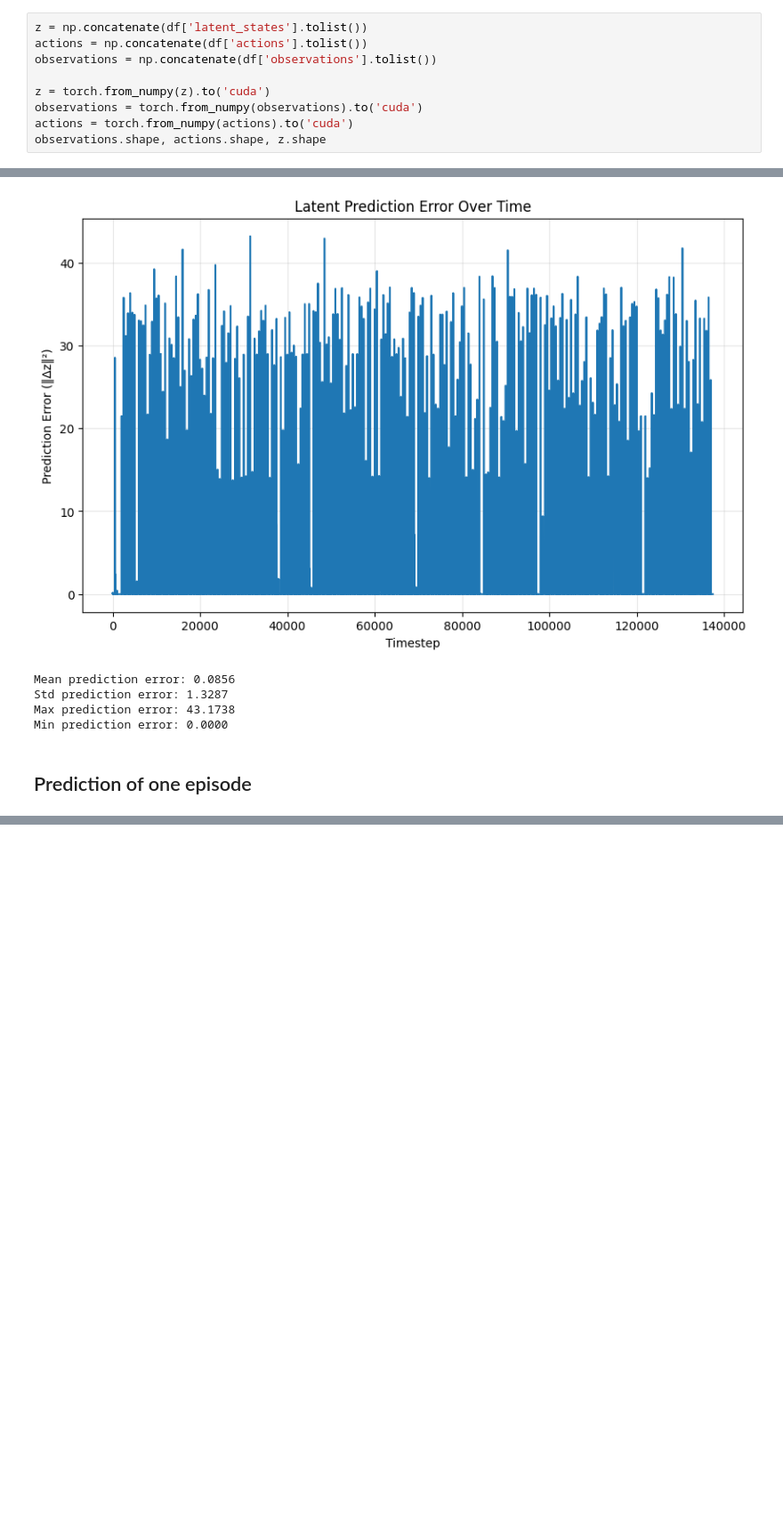
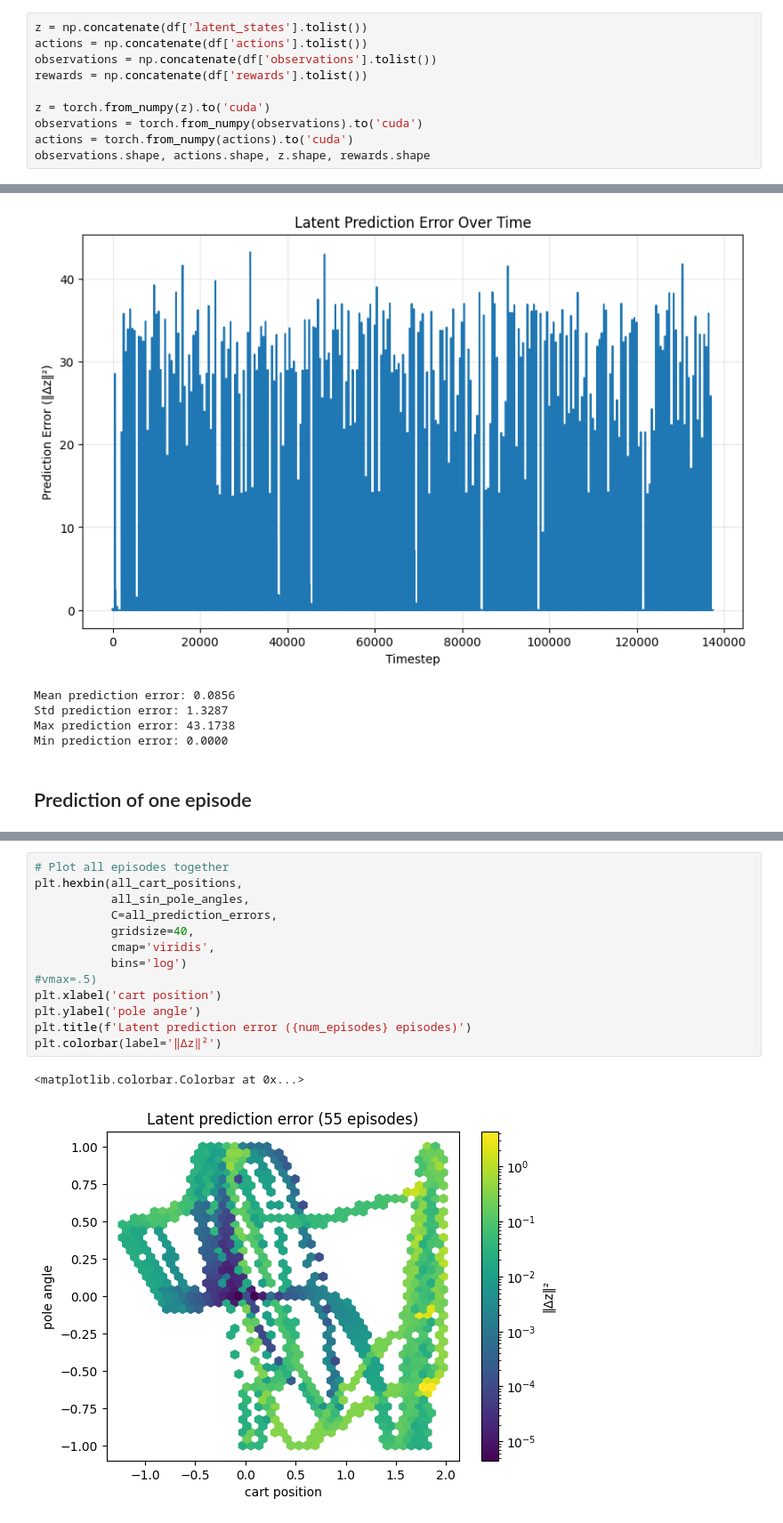
Before and after one commit to dynamical-inference/tdmpc2, a Jupyter notebook: analysis/25-12-15-analysis_dynamics_model.ipynb, the cells around one changed output, grey strips where cells are left out. Shown at 89% size. Saved outputs shown, nothing was run; the diff lists cells and outputs as text; blank space fills up the shorter version.

```diff
--- a/analysis/25-12-15-analysis_dynamics_model.ipynb
+++ b/analysis/25-12-15-analysis_dynamics_model.ipynb
@@ -44,9 +62,10 @@ Found 55 configurations
 z = np.concatenate(df['latent_states'].tolist())
 actions = np.concatenate(df['actions'].tolist())
 observations = np.concatenate(df['observations'].tolist())
+rewards = np.concatenate(df['rewards'].tolist())
 
 z = torch.from_numpy(z).to('cuda')
 observations = torch.from_numpy(observations).to('cuda')
 actions = torch.from_numpy(actions).to('cuda')
-observations.shape, actions.shape, z.shape
+observations.shape, actions.shape, z.shape, rewards.shape
 # %% [output]
@@ -541,0 +730,16 @@ plt.plot(prediction_errors_episode_open_loop_random_actions[0, :100])
+# %%
+# Plot all episodes together
+plt.hexbin(all_cart_positions,
+           all_sin_pole_angles,
+           C=all_prediction_errors,
+           gridsize=40,
+           cmap='viridis',
+           bins='log')
+#vmax=.5)
+plt.xlabel('cart position')
+plt.ylabel('pole angle')
+plt.title(f'Latent prediction error ({num_episodes} episodes)')
+plt.colorbar(label='‖Δz‖²')
+# %% [output]
+<matplotlib.colorbar.Colorbar at 0x...>
+[figure, added]
```
Also changed, not shown: parts of 28 cells of this notebook.
